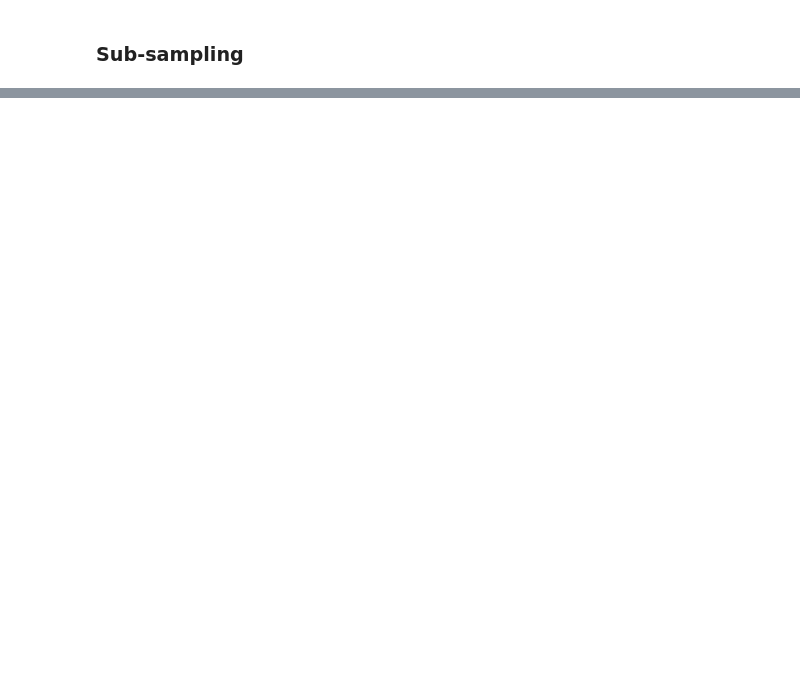
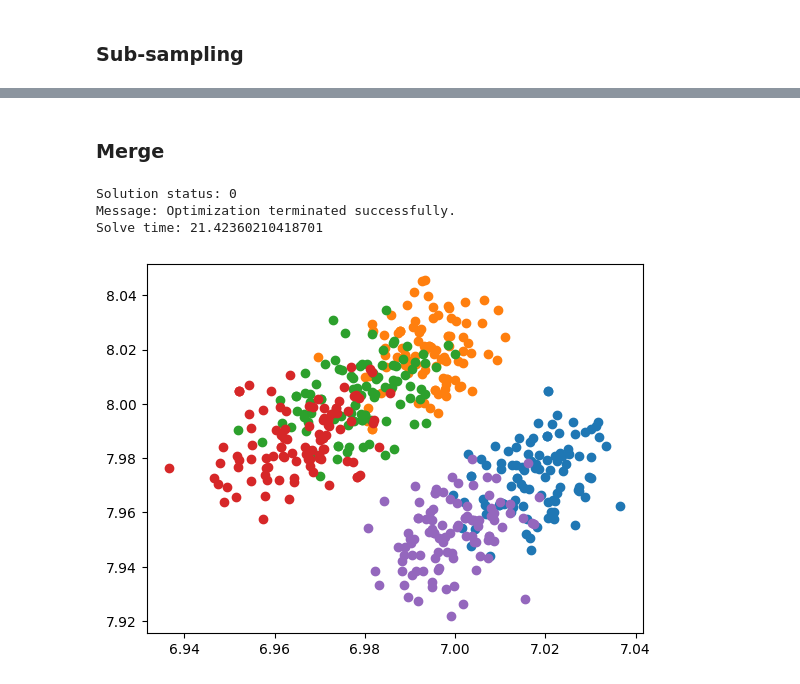
Before and after one commit to VictorBaillet/WASP-experiments, a Jupyter notebook: main.ipynb, the cells around one changed output, grey strips where cells are left out. Saved outputs shown, nothing was run; the diff lists cells and outputs as text; code cells hidden in the pictures; blank space fills up the shorter version.

```diff
--- a/main.ipynb
+++ b/main.ipynb
@@ -67,0 +76,7 @@ for i, res in enumerate(x_res):
+# %%
+"""
+for i, res in enumerate(x_res):
+    filename = f"data/sub-sampling/sample_{i}.pkl"
+    with open(filename, 'wb') as file:
+        pickle.dump(res, file)
+"""
@@ -67,0 +85,17 @@ for i, res in enumerate(x_res):
+# %%
+x_res = []
+
+for i in range(5):
+    filename = f"data/sub-sampling/sample_{i}.pkl"
+    with open(filename, 'rb') as file:  # Note the 'rb' mode for reading in binary mode
+        data = pickle.load(file)
+        x_res.append(data)
+# %%
+plt.figure(figsize=(10, 6))  # Set the figure size
+
+for k in range(5):
+    plt.scatter(x_res[k]['mu'][:, 0, 0], x_res[k]['mu'][:, 0, 1], label=k)
+
+plt.legend(title="Sampling on subset n° :")
+plt.grid(True)
+plt.show()
@@ -68,2 +104,13 @@ for i, res in enumerate(x_res):
+# %% [markdown]
+### Merge
 # %%
-output = main(dd=1, nsub=5, ndim=2)
+xsol, output, overallPost, subsetPost, cvec = main(dd=1, nsub=5, ndim=2)
+# %% [output]
+Solution status: 0
+Message: Optimization terminated successfully.
+Solve time: 21.42360210418701
+# %%
+for k in range(5):
+    plt.scatter(subsetPost[k, :, 0], subsetPost[k, :, 1])
+# %% [output]
+[figure, added]
```
Also changed, not shown: parts of 10 cells of this notebook, 11 other files.
